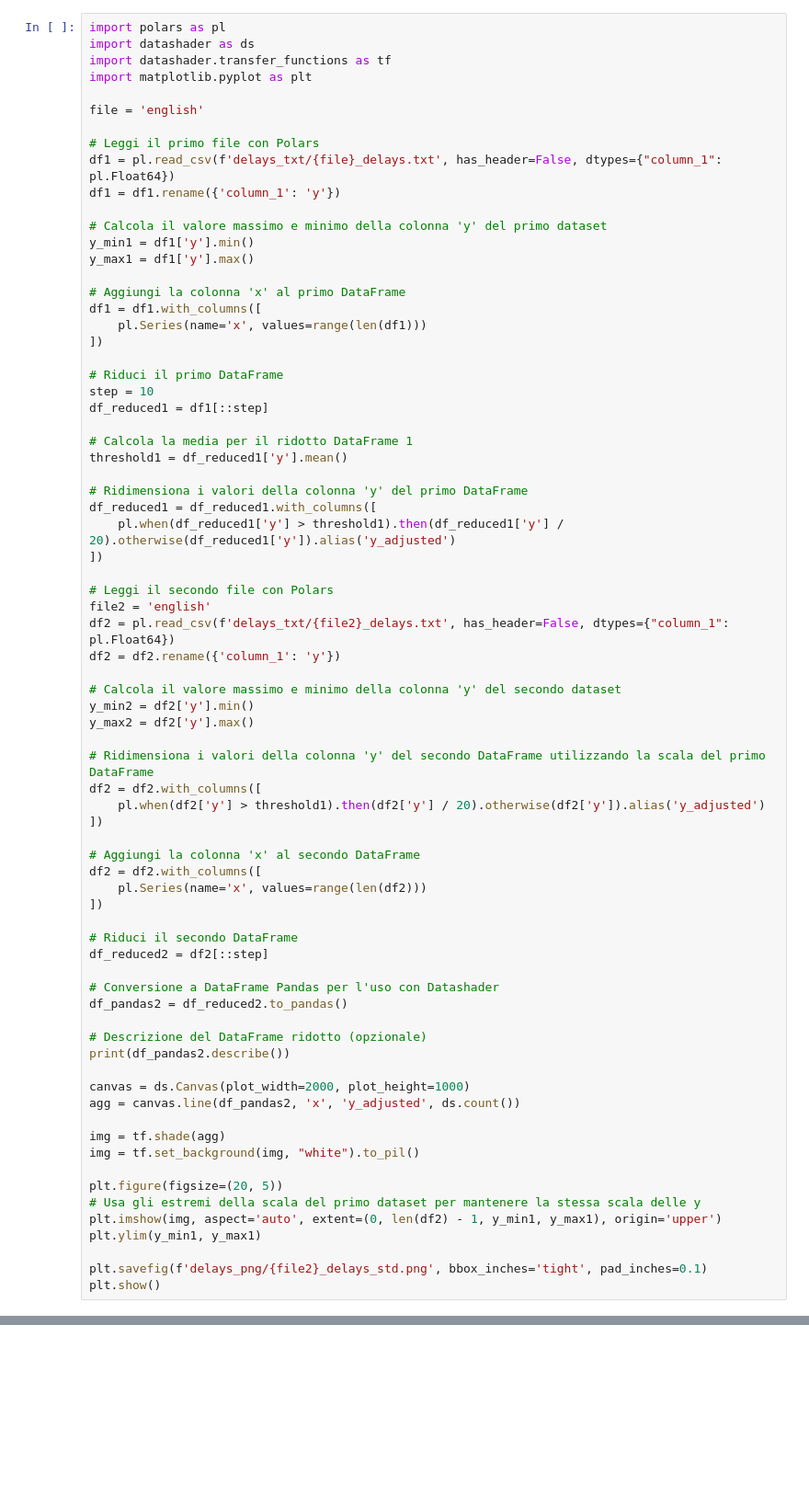
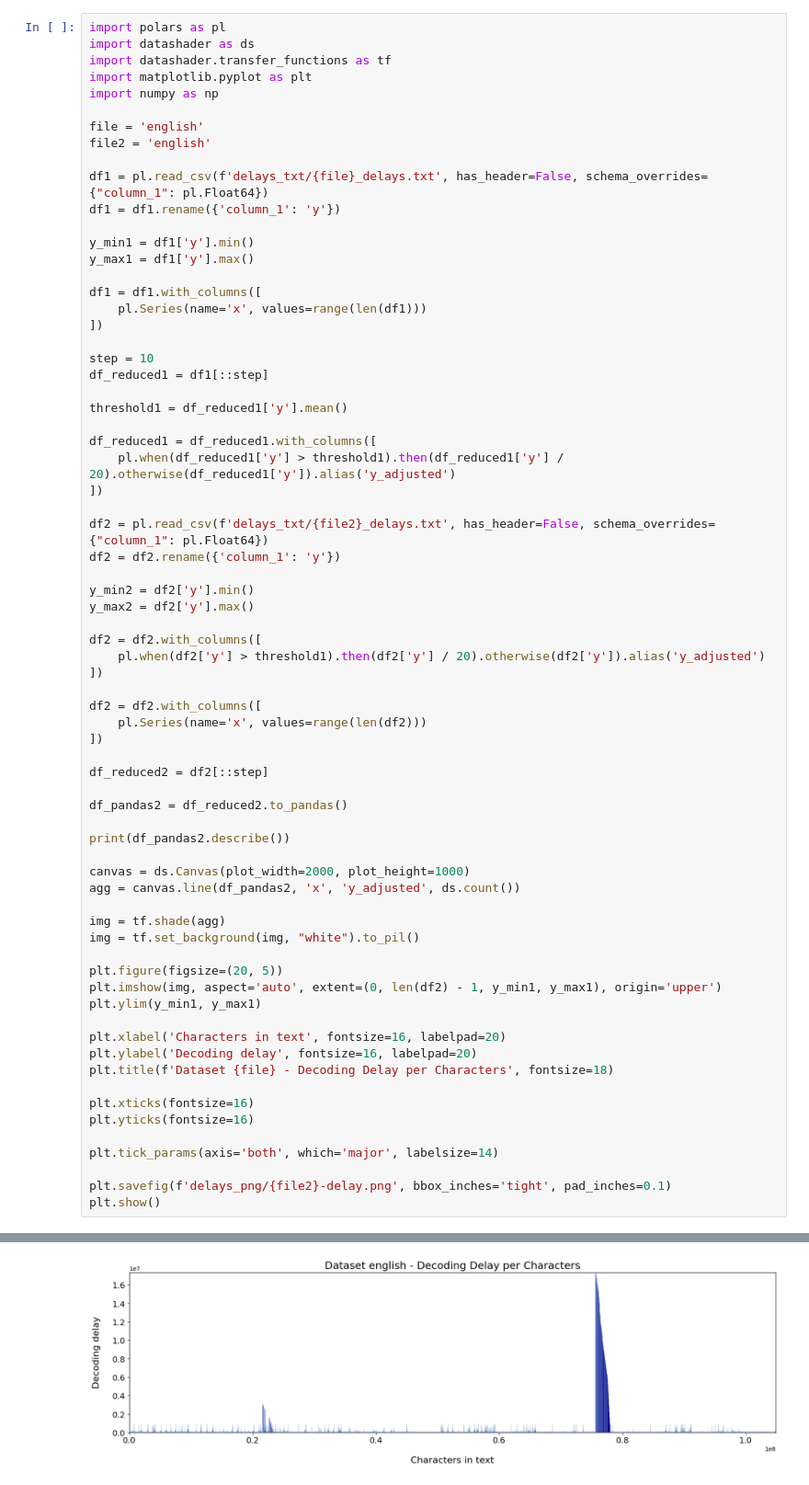
Before and after one commit to nameisalfio/SFDC, a Jupyter notebook: stats/main.ipynb, the cells around one changed output, grey strips where cells are left out. Shown at 92% size. Drawn from its saved outputs; the diff is of its cells as text; blank space fills up the shorter version.

```diff
--- a/stats/main.ipynb
+++ b/stats/main.ipynb
@@ -3,60 +3,48 @@ import polars as pl
 import datashader as ds
 import datashader.transfer_functions as tf
 import matplotlib.pyplot as plt
+import numpy as np
 
 file = 'english'
+file2 = 'english'
 
-# Leggi il primo file con Polars
-df1 = pl.read_csv(f'delays_txt/{file}_delays.txt', has_header=False, dtypes={"column_1": pl.Float64})
+df1 = pl.read_csv(f'delays_txt/{file}_delays.txt', has_header=False, schema_overrides={"column_1": pl.Float64})
 df1 = df1.rename({'column_1': 'y'})
 
-# Calcola il valore massimo e minimo della colonna 'y' del primo dataset
 y_min1 = df1['y'].min()
 y_max1 = df1['y'].max()
 
-# Aggiungi la colonna 'x' al primo DataFrame
 df1 = df1.with_columns([
     pl.Series(name='x', values=range(len(df1)))
 ])
 
-# Riduci il primo DataFrame
 step = 10
 df_reduced1 = df1[::step]
 
-# Calcola la media per il ridotto DataFrame 1
 threshold1 = df_reduced1['y'].mean()
 
-# Ridimensiona i valori della colonna 'y' del primo DataFrame
 df_reduced1 = df_reduced1.with_columns([
     pl.when(df_reduced1['y'] > threshold1).then(df_reduced1['y'] / 20).otherwise(df_reduced1['y']).alias('y_adjusted')
 ])
 
-# Leggi il secondo file con Polars
-file2 = 'english'
-df2 = pl.read_csv(f'delays_txt/{file2}_delays.txt', has_header=False, dtypes={"column_1": pl.Float64})
+df2 = pl.read_csv(f'delays_txt/{file2}_delays.txt', has_header=False, schema_overrides={"column_1": pl.Float64})
 df2 = df2.rename({'column_1': 'y'})
 
-# Calcola il valore massimo e minimo della colonna 'y' del secondo dataset
 y_min2 = df2['y'].min()
 y_max2 = df2['y'].max()
 
-# Ridimensiona i valori della colonna 'y' del secondo DataFrame utilizzando la scala del primo DataFrame
 df2 = df2.with_columns([
     pl.when(df2['y'] > threshold1).then(df2['y'] / 20).otherwise(df2['y']).alias('y_adjusted')
 ])
 
-# Aggiungi la colonna 'x' al secondo DataFrame
 df2 = df2.with_columns([
     pl.Series(name='x', values=range(len(df2)))
 ])
 
-# Riduci il secondo DataFrame
 df_reduced2 = df2[::step]
 
-# Conversione a DataFrame Pandas per l'uso con Datashader
 df_pandas2 = df_reduced2.to_pandas()
 
-# Descrizione del DataFrame ridotto (opzionale)
 print(df_pandas2.describe())
 
 canvas = ds.Canvas(plot_width=2000, plot_height=1000)
@@ -66,10 +54,18 @@ img = tf.shade(agg)
 img = tf.set_background(img, "white").to_pil()
 
 plt.figure(figsize=(20, 5))
-# Usa gli estremi della scala del primo dataset per mantenere la stessa scala delle y
 plt.imshow(img, aspect='auto', extent=(0, len(df2) - 1, y_min1, y_max1), origin='upper')
 plt.ylim(y_min1, y_max1)
 
-plt.savefig(f'delays_png/{file2}_delays_std.png', bbox_inches='tight', pad_inches=0.1)
+plt.xlabel('Characters in text', fontsize=16, labelpad=20)
+plt.ylabel('Decoding delay', fontsize=16, labelpad=20)
+plt.title(f'Dataset {file} - Decoding Delay per Characters', fontsize=18)
+
+plt.xticks(fontsize=16)
+plt.yticks(fontsize=16)
+
+plt.tick_params(axis='both', which='major', labelsize=14)
+
+plt.savefig(f'delays_png/{file2}-delay.png', bbox_inches='tight', pad_inches=0.1)
 plt.show()
 # %% [output]
@@ -76,0 +81 @@ FileNotFoundError: No such file or directory (os error 2): delays_txt/dblp_delay
+[figure, added]
```
Also changed, not shown: parts of 1 cell of this notebook, 6 other files.
